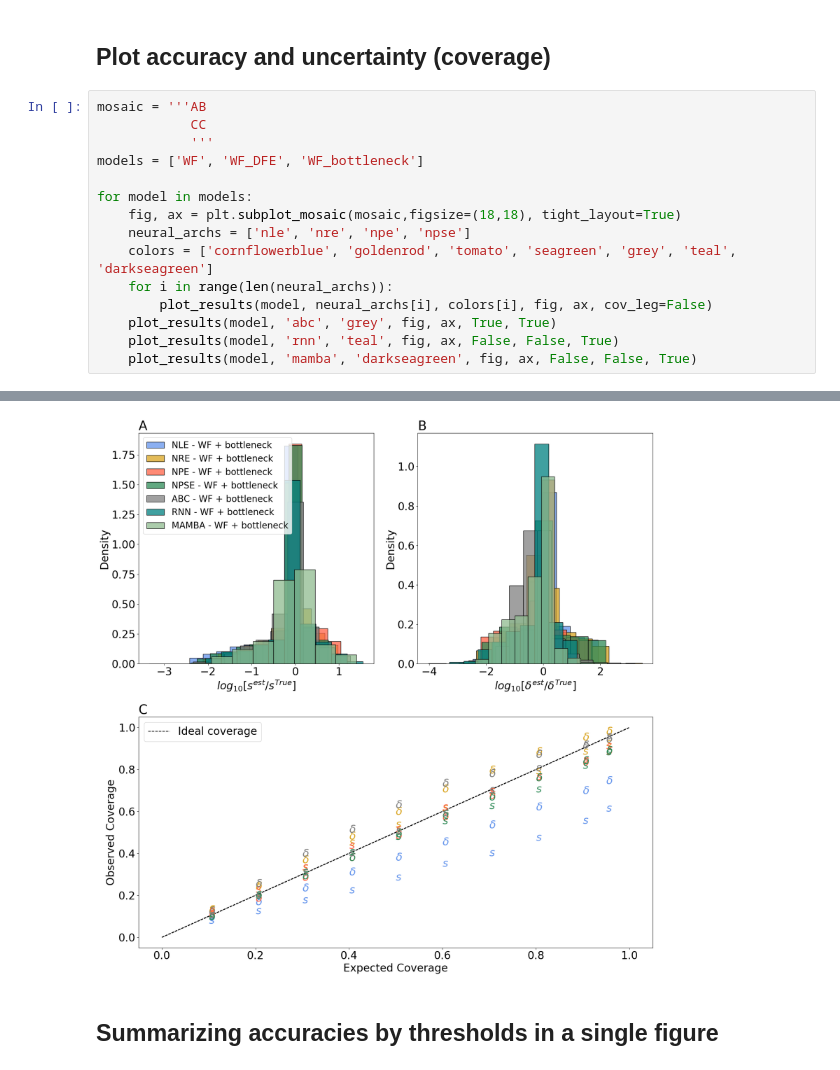
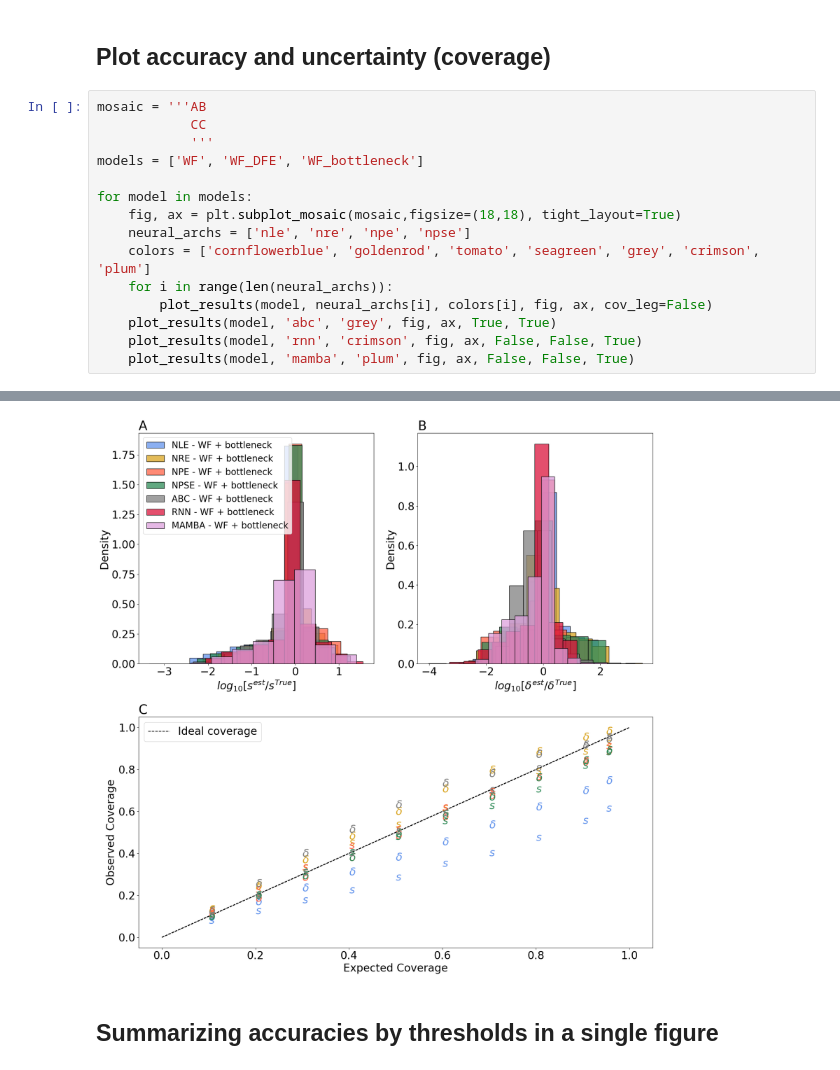
Before and after one commit to nadavbennun1/wf_ext, a Jupyter notebook: test_results.ipynb, the cells around one changed output, grey strips where cells are left out. Drawn from its saved outputs; the diff is of its cells as text.

```diff
--- a/test_results.ipynb
+++ b/test_results.ipynb
@@ -107,10 +107,10 @@ models = ['WF', 'WF_DFE', 'WF_bottleneck']
 for model in models:
     fig, ax = plt.subplot_mosaic(mosaic,figsize=(18,18), tight_layout=True)
     neural_archs = ['nle', 'nre', 'npe', 'npse']
-    colors = ['cornflowerblue', 'goldenrod', 'tomato', 'seagreen', 'grey', 'teal', 'darkseagreen']
+    colors = ['cornflowerblue', 'goldenrod', 'tomato', 'seagreen', 'grey', 'crimson', 'plum']
     for i in range(len(neural_archs)):
         plot_results(model, neural_archs[i], colors[i], fig, ax, cov_leg=False)
     plot_results(model, 'abc', 'grey', fig, ax, True, True)
-    plot_results(model, 'rnn', 'teal', fig, ax, False, False, True)
-    plot_results(model, 'mamba', 'darkseagreen', fig, ax, False, False, True)
+    plot_results(model, 'rnn', 'crimson', fig, ax, False, False, True)
+    plot_results(model, 'mamba', 'plum', fig, ax, False, False, True)
 # %% [output]
@@ -119,4 +119,4 @@ for model in models:
-[figure, old version]
+[figure, new version]
 # %% [markdown]
 ## Summarizing accuracies by thresholds in a single figure
 # %%
```
Also changed, not shown: parts of 4 cells of this notebook.
